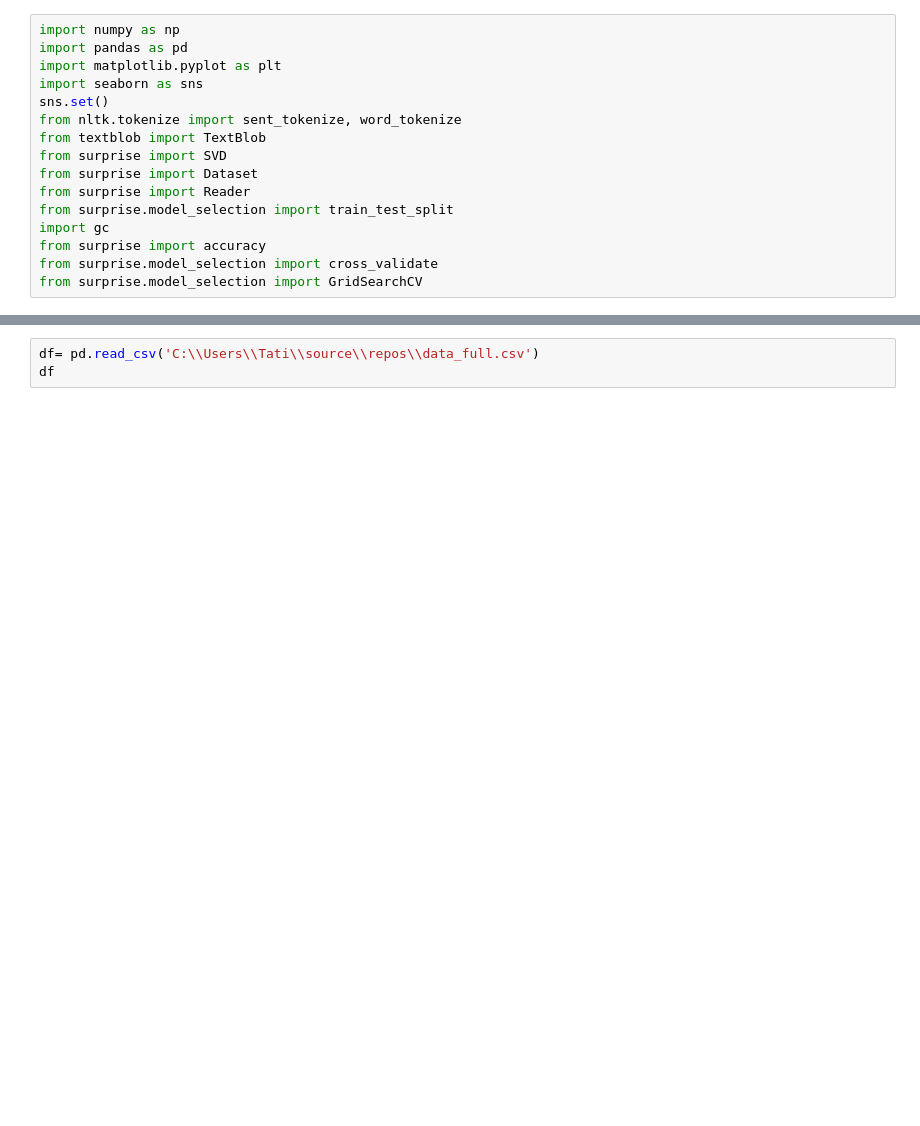
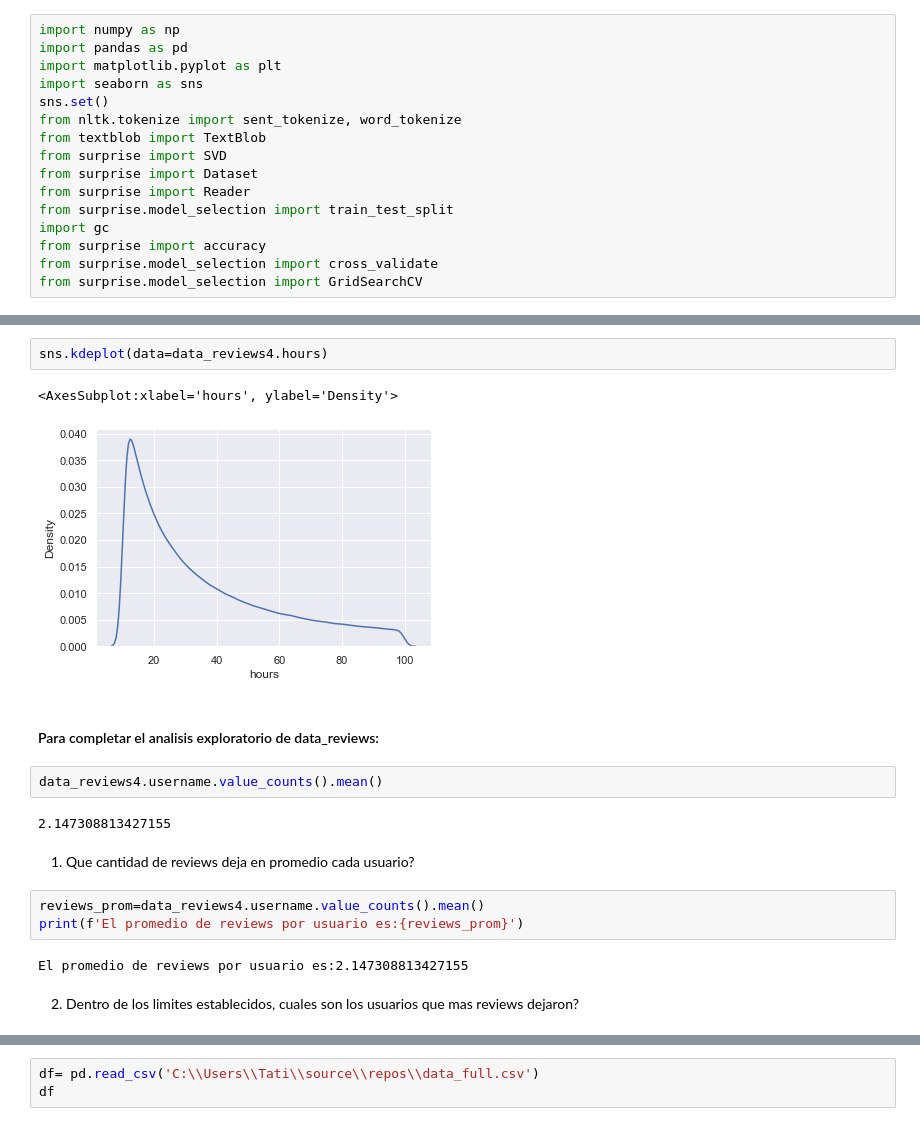
Before and after one commit to franpossetto/acamica-ds-spr3, a Jupyter notebook: Recomendation System.ipynb, the cells around one changed output, grey strips where cells are left out. Saved outputs shown, nothing was run; the diff lists cells and outputs as text; blank space fills up the shorter version.

```diff
--- a/Recomendation System.ipynb
+++ b/Recomendation System.ipynb
@@ -16,0 +318,20 @@ from surprise.model_selection import GridSearchCV
+# %%
+sns.kdeplot(data=data_reviews4.hours)
+# %% [output]
+<AxesSubplot:xlabel='hours', ylabel='Density'>
+[figure, added]
+# %% [markdown]
+#### Para completar el analisis exploratorio de data_reviews:
+# %%
+data_reviews4.username.value_counts().mean()
+# %% [output]
+2.147308813427155
+# %% [markdown]
+1. Que cantidad de reviews deja en promedio cada usuario?
+# %%
+reviews_prom=data_reviews4.username.value_counts().mean()
+print(f'El promedio de reviews por usuario es:{reviews_prom}')
+# %% [output]
+El promedio de reviews por usuario es:2.147308813427155
+# %% [markdown]
+2. Dentro de los limites establecidos, cuales son los usuarios que mas reviews dejaron?
```
Also changed, not shown: parts of 98 cells of this notebook, 1 other file.
